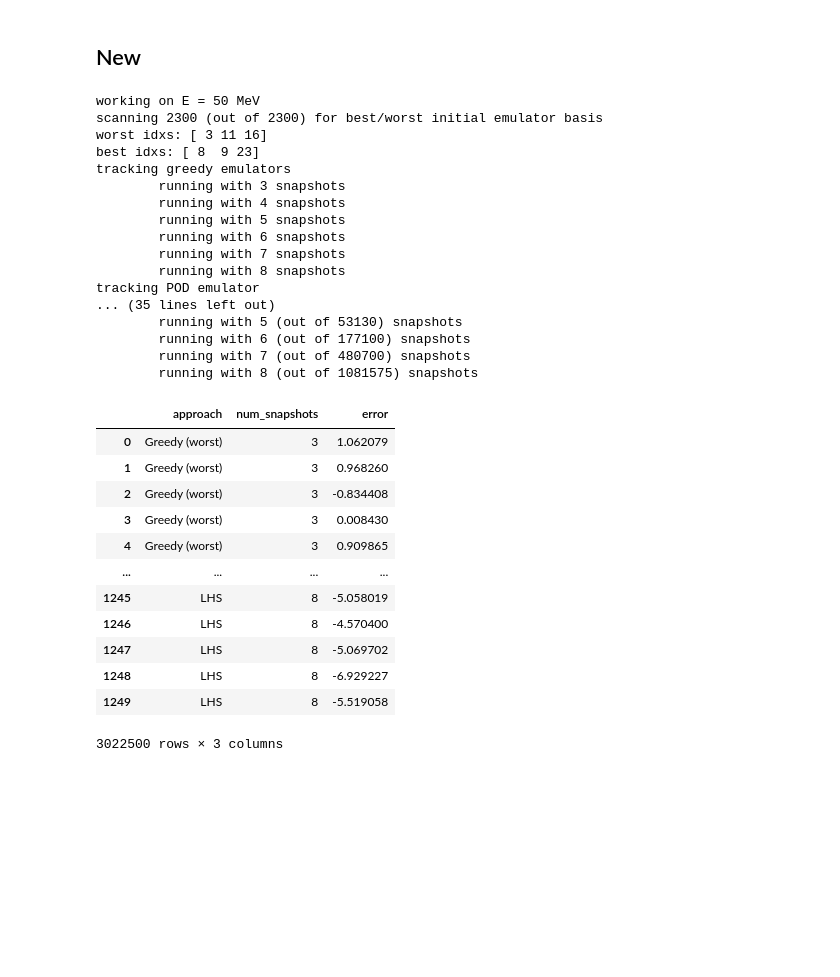
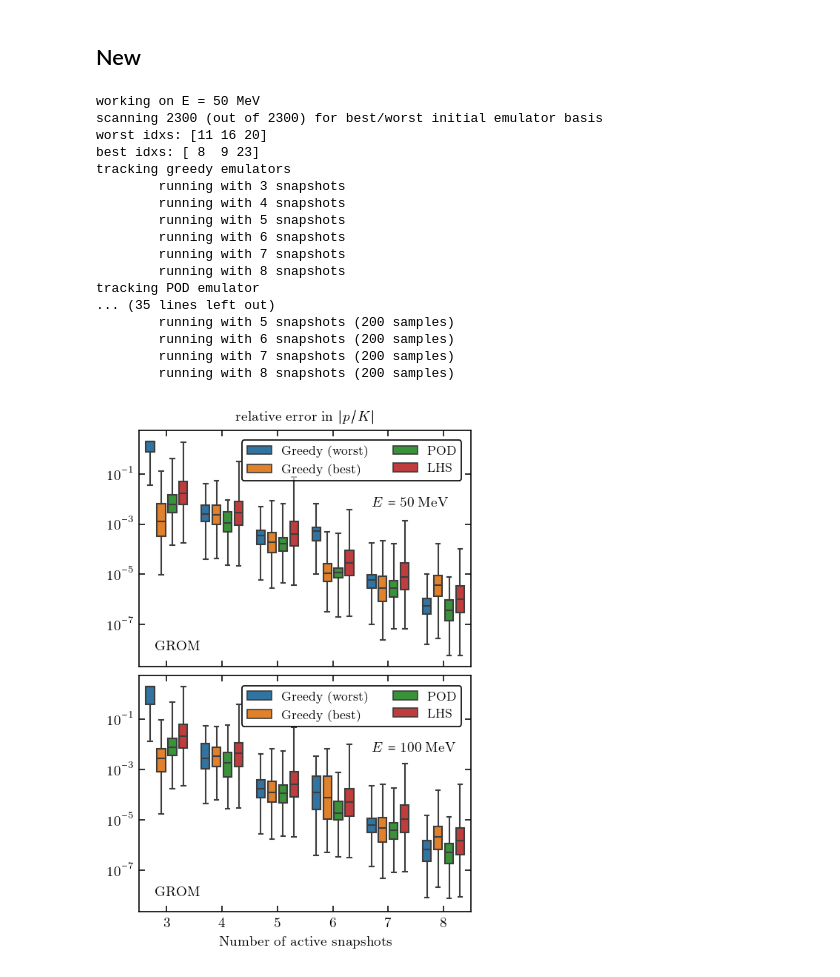
Before and after one commit to buqeye/cs_greedy_emulator, a Jupyter notebook: minnesota.ipynb, the cells around one changed output. Cells and saved outputs as stored; diff of their text form; code cells hidden in the pictures; blank space fills up the shorter version.

```diff
--- a/minnesota.ipynb
+++ b/minnesota.ipynb
@@ -762,45 +759,37 @@ import seaborn as sns
 # %%
+from figures import convergenceAnalysis, convergenceFig
+import seaborn as sns
+import pandas as pd
+
+E_MeV_arr = (50, 100)
+emulator_type = "grom"
+
 df_E_MeV_arr = []
-E_MeV_arr = (50, 100)
+df = pd.DataFrame()
 for E_MeV in E_MeV_arr:
     print(f"working on E = {E_MeV} MeV")
-    res = convergenceAnalysis(param_samples, E_MeV=E_MeV)
-    df = res.track_greedy_emulators()
+    res = convergenceAnalysis(param_samples, E_MeV=E_MeV, emulator_type=emulator_type)
+    df = res.track_greedy_emulators(df_out=df)
     df = res.track_POD_emulator(df_out=df)
     df = res.track_LHS_emulator(df_out=df)
     df_E_MeV_arr.append(df)
     print("")
 # %% [output]
 working on E = 50 MeV
 scanning 2300 (out of 2300) for best/worst initial emulator basis
-worst idxs: [ 3 11 16]
+worst idxs: [11 16 20]
 best idxs: [ 8  9 23]
 tracking greedy emulators
         running with 3 snapshots
         running with 4 snapshots
         running with 5 snapshots
         running with 6 snapshots
         running with 7 snapshots
         running with 8 snapshots
 tracking POD emulator
 ... (35 lines left out)
-        running with 5 (out of 53130) snapshots
-        running with 6 (out of 177100) snapshots
-        running with 7 (out of 480700) snapshots
-        running with 8 (out of 1081575) snapshots
+        running with 5 snapshots (200 samples)
+        running with 6 snapshots (200 samples)
+        running with 7 snapshots (200 samples)
+        running with 8 snapshots (200 samples)
+[figure, added]
-# %%
-df
-# %% [output]
-|  | approach | num_snapshots | error |
-| 0 | Greedy (worst) | 3 | 1.062079 |
-| 1 | Greedy (worst) | 3 | 0.968260 |
-| 2 | Greedy (worst) | 3 | -0.834408 |
-| 3 | Greedy (worst) | 3 | 0.008430 |
-| 4 | Greedy (worst) | 3 | 0.909865 |
-| ... | ... | ... | ... |
-| 1245 | LHS | 8 | -5.058019 |
-| 1246 | LHS | 8 | -4.570400 |
-| 1247 | LHS | 8 | -5.069702 |
-| 1248 | LHS | 8 | -6.929227 |
-| 1249 | LHS | 8 | -5.519058 |
-3022500 rows × 3 columns
```
Also changed, not shown: parts of 4 cells of this notebook.
